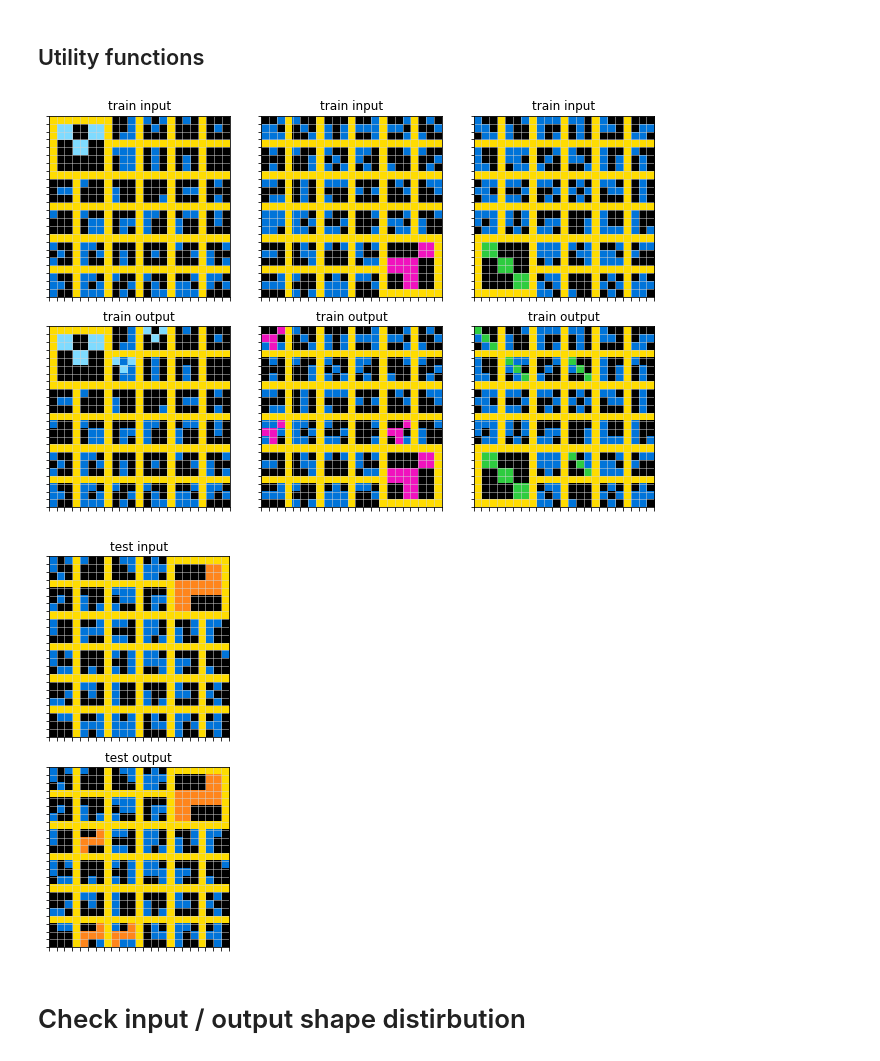
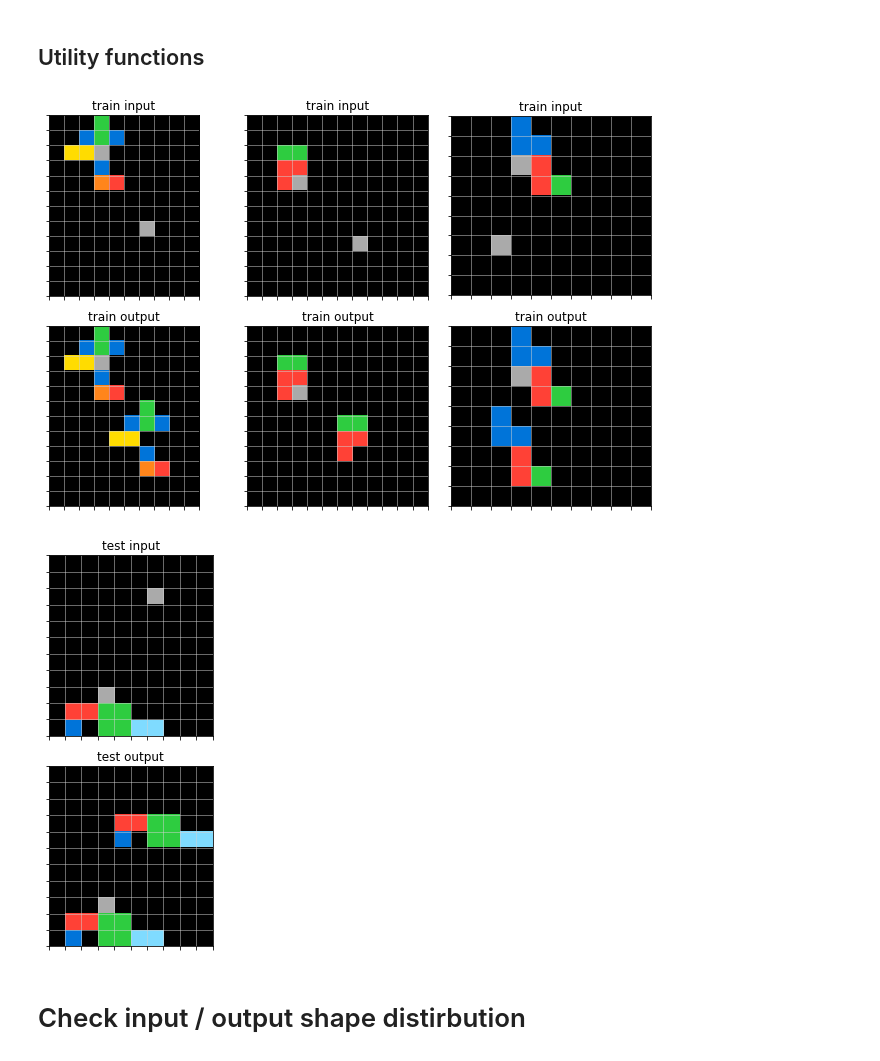
Before and after one commit to omerhac/arc_challenge, a Jupyter notebook: arc.ipynb, the cells around one changed output. Cells and saved outputs as stored; diff of their text form; code cells hidden in the pictures.

```diff
--- a/arc.ipynb
+++ b/arc.ipynb
@@ -141,8 +176,8 @@ def plot_board_pairs(board_pairs, labels):
 # %%
-plot_task(eval_tasks[1])
+plot_task(eval_tasks[7])
 # %% [output]
-[figure, old version]
+[figure, new version]
-[figure, old version]
+[figure, new version]
 # %% [markdown]
 # Check input / output shape distirbution
 # %%
```
Also changed, not shown: parts of 4 cells of this notebook.
